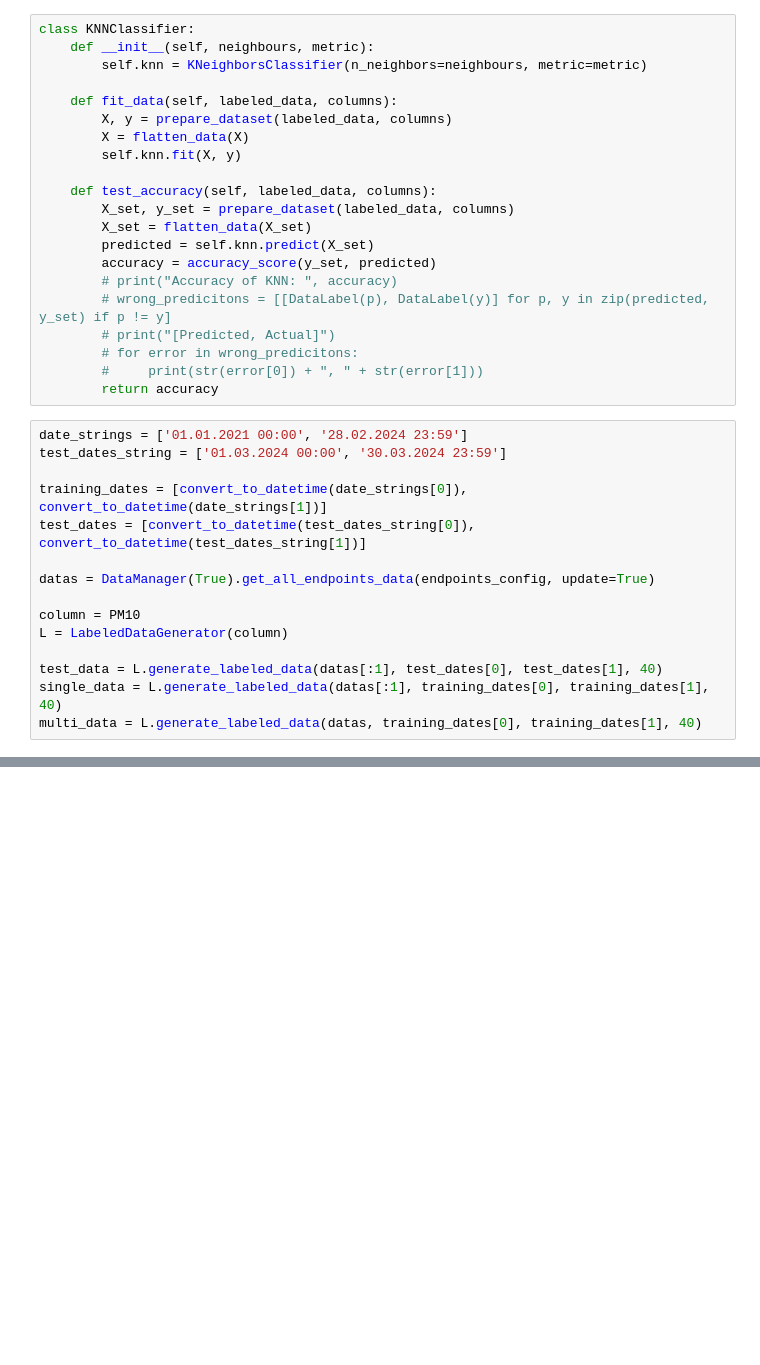
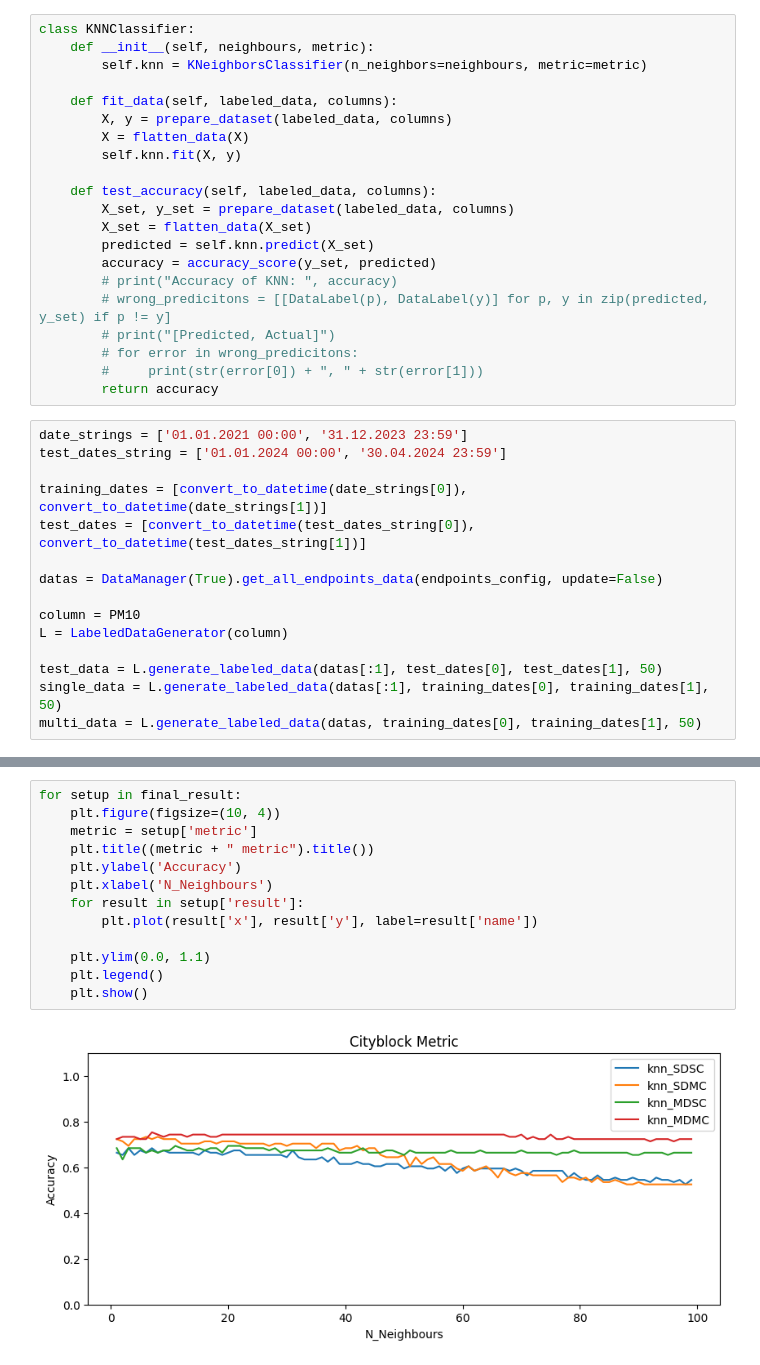
Before and after one commit to kkoz3434/Automatyczne-wykrywanie-i-klasyfikacja-zdarze-dla-system-w-monitorowania-warunk-w-rodowiskowych, a Jupyter notebook: knn_tests/knn_classifier_test.ipynb, the cells around one changed output, grey strips where cells are left out. Cells and saved outputs as stored; diff of their text form; blank space fills up the shorter version.

```diff
--- a/knn_tests/knn_classifier_test.ipynb
+++ b/knn_tests/knn_classifier_test.ipynb
@@ -33,20 +33,20 @@ class KNNClassifier:
         #     print(str(error[0]) + ", " + str(error[1]))
         return accuracy
 # %%
-date_strings = ['01.01.2021 00:00', '28.02.2024 23:59']
-test_dates_string = ['01.03.2024 00:00', '30.03.2024 23:59']
+date_strings = ['01.01.2021 00:00', '31.12.2023 23:59']
+test_dates_string = ['01.01.2024 00:00', '30.04.2024 23:59']
 
 training_dates = [convert_to_datetime(date_strings[0]), convert_to_datetime(date_strings[1])]
 test_dates = [convert_to_datetime(test_dates_string[0]), convert_to_datetime(test_dates_string[1])]
 
-datas = DataManager(True).get_all_endpoints_data(endpoints_config, update=True)
+datas = DataManager(True).get_all_endpoints_data(endpoints_config, update=False)
 
 column = PM10
 L = LabeledDataGenerator(column)
 
-test_data = L.generate_labeled_data(datas[:1], test_dates[0], test_dates[1], 40)
-single_data = L.generate_labeled_data(datas[:1], training_dates[0], training_dates[1], 40)
-multi_data = L.generate_labeled_data(datas, training_dates[0], training_dates[1], 40)
+test_data = L.generate_labeled_data(datas[:1], test_dates[0], test_dates[1], 50)
+single_data = L.generate_labeled_data(datas[:1], training_dates[0], training_dates[1], 50)
+multi_data = L.generate_labeled_data(datas, training_dates[0], training_dates[1], 50)
 # %% [output]
 Loading station data: Gronie  https://datahub.ki.agh.edu.pl/api/endpoints/70/data/
     # Minimal data: 2022-07-13 23:38:02+00:00
@@ -134,0 +135,15 @@ NameError: name 'single_data' is not defined
+# %%
+for setup in final_result:
+    plt.figure(figsize=(10, 4))
+    metric = setup['metric']
+    plt.title((metric + " metric").title())
+    plt.ylabel('Accuracy')
+    plt.xlabel('N_Neighbours')
+    for result in setup['result']:
+        plt.plot(result['x'], result['y'], label=result['name'])
+
+    plt.ylim(0.0, 1.1)
+    plt.legend()
+    plt.show()
+# %% [output]
+[figure, added]
```
Also changed, not shown: parts of 4 cells of this notebook, 3 other files.
